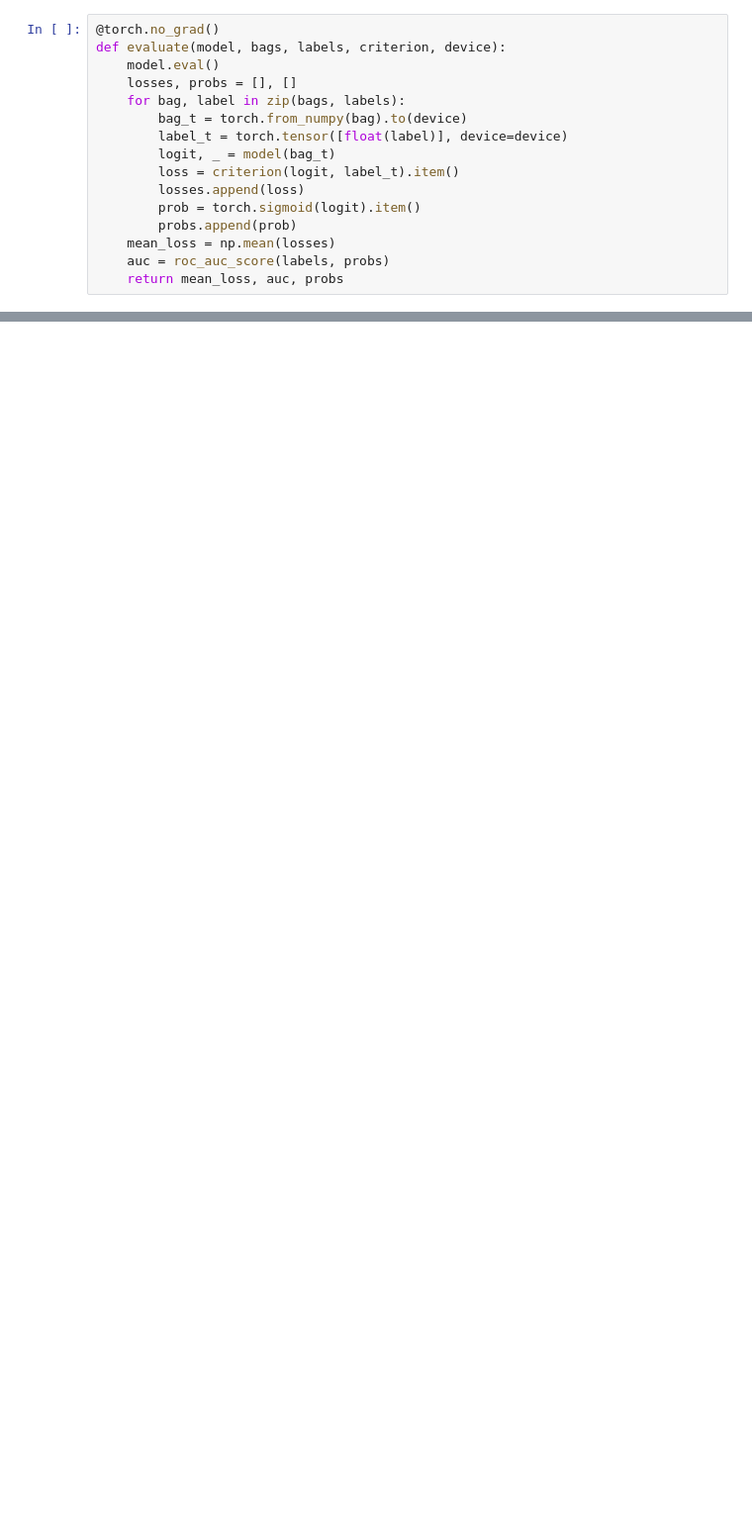
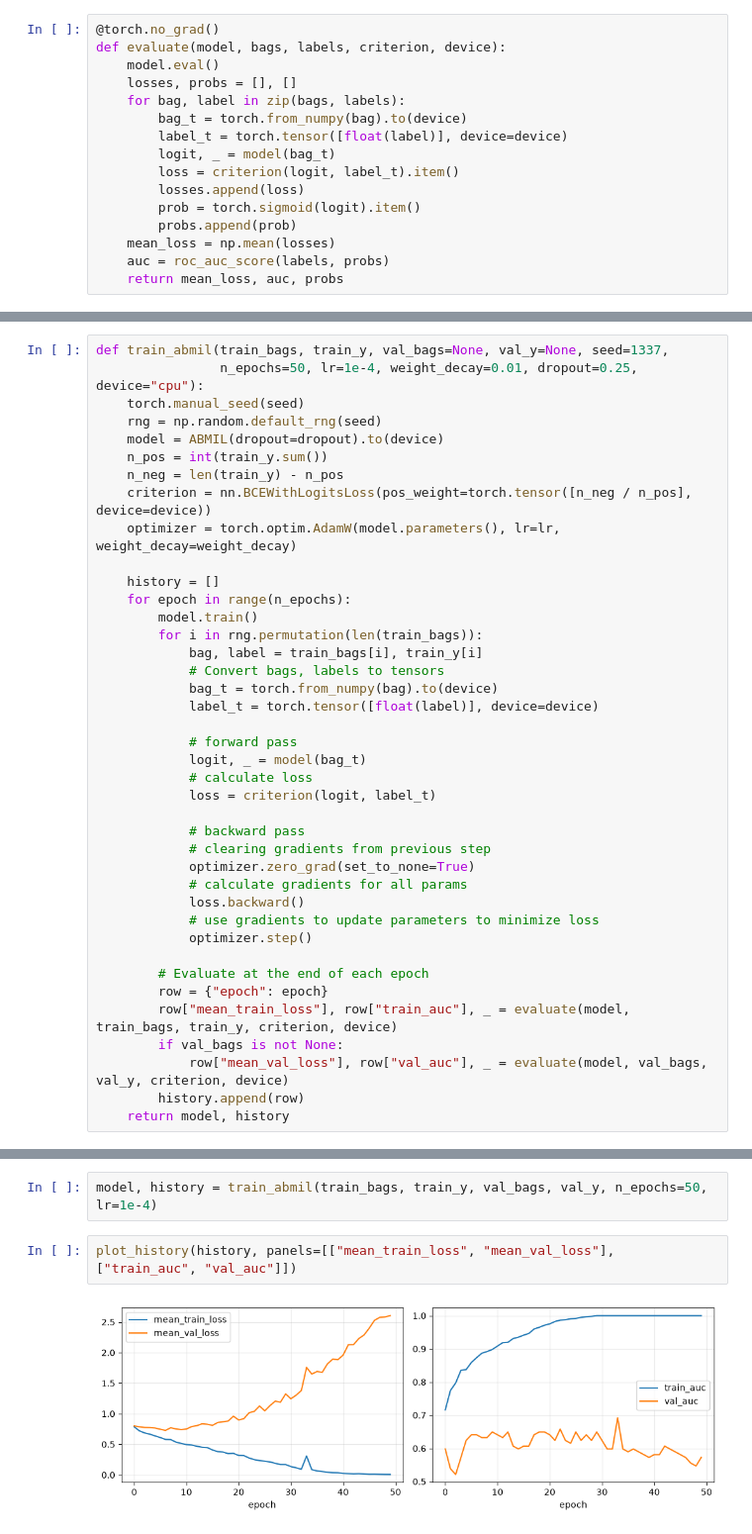
Before and after one commit to grahamgreene88/her2-pcr-pathology-fm, a Jupyter notebook: notebooks/03_abmil_model_dev.ipynb, the cells around one changed output, grey strips where cells are left out. Shown at 99% size. Drawn from its saved outputs; the diff is of its cells as text; blank space fills up the shorter version.

```diff
--- a/notebooks/03_abmil_model_dev.ipynb
+++ b/notebooks/03_abmil_model_dev.ipynb
@@ -173 +159,41 @@ def evaluate(model, bags, labels, criterion, device):
+# %%
+def train_abmil(train_bags, train_y, val_bags=None, val_y=None, seed=1337,
+                n_epochs=50, lr=1e-4, weight_decay=0.01, dropout=0.25, device="cpu"):
+    torch.manual_seed(seed)
+    rng = np.random.default_rng(seed)
+    model = ABMIL(dropout=dropout).to(device)
+    n_pos = int(train_y.sum())
+    n_neg = len(train_y) - n_pos
+    criterion = nn.BCEWithLogitsLoss(pos_weight=torch.tensor([n_neg / n_pos], device=device))
+    optimizer = torch.optim.AdamW(model.parameters(), lr=lr, weight_decay=weight_decay)
+
+    history = []
+    for epoch in range(n_epochs):
+        model.train()
+        for i in rng.permutation(len(train_bags)):
+            bag, label = train_bags[i], train_y[i]
+            # Convert bags, labels to tensors
+            bag_t = torch.from_numpy(bag).to(device)
+            label_t = torch.tensor([float(label)], device=device)
+
+            # forward pass
+            logit, _ = model(bag_t)
+            # calculate loss
+            loss = criterion(logit, label_t)
+
+            # backward pass
+            # clearing gradients from previous step
+            optimizer.zero_grad(set_to_none=True)
+            # calculate gradients for all params
+            loss.backward()
+            # use gradients to update parameters to minimize loss
+            optimizer.step()
+
+        # Evaluate at the end of each epoch
+        row = {"epoch": epoch}
+        row["mean_train_loss"], row["train_auc"], _ = evaluate(model, train_bags, train_y, criterion, device)
+        if val_bags is not None:
+            row["mean_val_loss"], row["val_auc"], _ = evaluate(model, val_bags, val_y, criterion, device)
+        history.append(row)
+    return model, history
 # %%
@@ -357,0 +292,6 @@ epoch 49: train 0.008 / val 2.510, val AUC 0.509
+# %%
+model, history = train_abmil(train_bags, train_y, val_bags, val_y, n_epochs=50, lr=1e-4)
+# %%
+plot_history(history, panels=[["mean_train_loss", "mean_val_loss"], ["train_auc", "val_auc"]])
+# %% [output]
+[figure, added]
```
Also changed, not shown: parts of 41 cells of this notebook.
